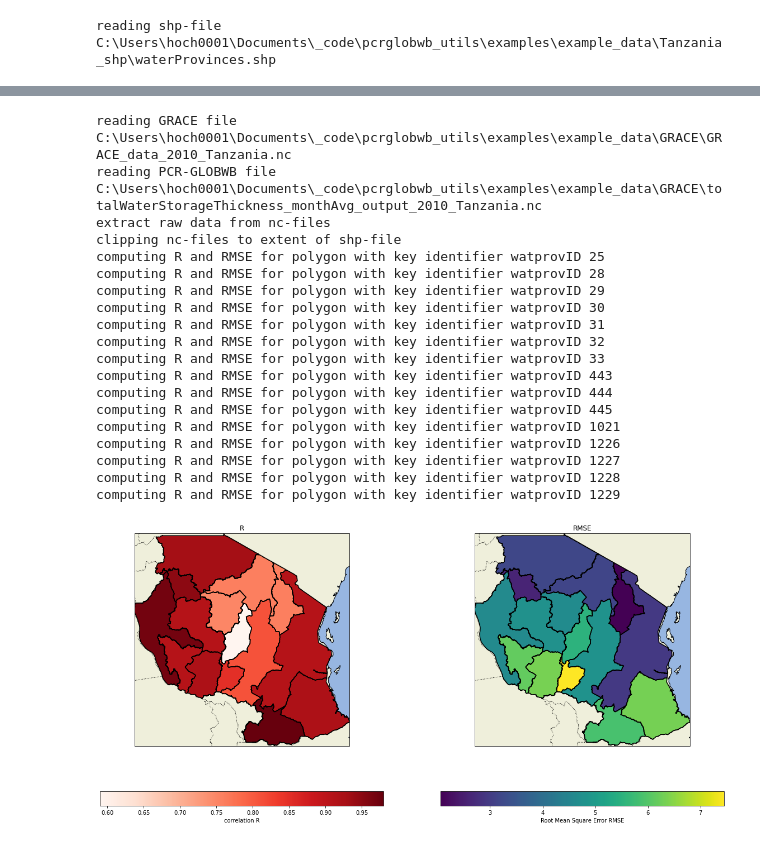
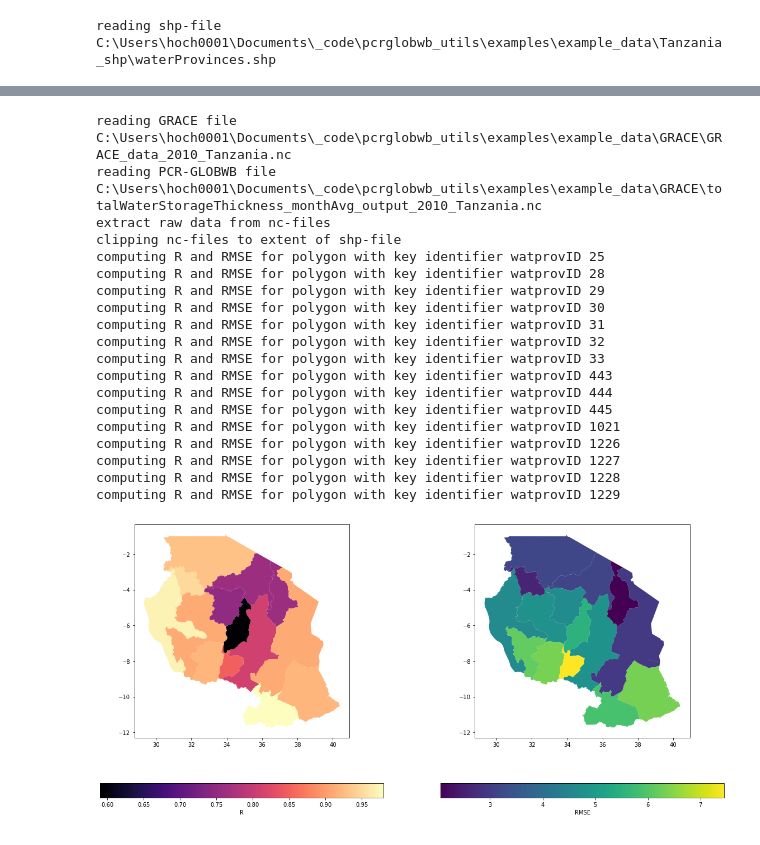
Before and after one commit to JannisHoch/pcrglobwb_utils, a Jupyter notebook: examples/GRACE_GLEAM_validation.ipynb, the cells around one changed output, grey strips where cells are left out. Cells and saved outputs as stored; diff of their text form; code cells hidden in the pictures.

```diff
--- a/examples/GRACE_GLEAM_validation.ipynb
+++ b/examples/GRACE_GLEAM_validation.ipynb
@@ -33,8 +33,7 @@ TZA_waterProvinces.extent_gdf.head()
 | 4 | 16 | Africa, East Central Coast | Tanzania | Morogoro | Tanzania_Morogoro_Africa, East Ce... | 31 | 146718.0 | 29.906623 | 11.605295 | MULTIPOLYGON (((39.25203 -8.00781... |
 # %%
 watprov_gdf = TZA_waterProvinces.against_GRACE(PCR_nc_fo='example_data/GRACE/totalWaterStorageThickness_monthAvg_output_2010_Tanzania.nc',
-                                               GRACE_nc_fo='example_data/GRACE/GRACE_data_2010_Tanzania.nc',
-                                               plot=True)
+                                               GRACE_nc_fo='example_data/GRACE/GRACE_data_2010_Tanzania.nc')
 # %% [output]
 reading GRACE file C:\Users\hoch0001\Documents\_code\pcrglobwb_utils\examples\example_data\GRACE\GRACE_data_2010_Tanzania.nc
 reading PCR-GLOBWB file C:\Users\hoch0001\Documents\_code\pcrglobwb_utils\examples\example_data\GRACE\totalWaterStorageThickness_monthAvg_output_2010_Tanzania.nc
@@ -55,6 +54,11 @@ computing R and RMSE for polygon with key identifier watprovID 1226
 computing R and RMSE for polygon with key identifier watprovID 1227
 computing R and RMSE for polygon with key identifier watprovID 1228
 computing R and RMSE for polygon with key identifier watprovID 1229
-[figure, removed]
+# %%
+fig, (ax1, ax2) = plt.subplots(1, 2, figsize=(20, 10))
+watprov_gdf.plot(column='R', ax=ax1, cmap='magma', legend=True, legend_kwds={'orientation':'horizontal', 'label':'R'})
+watprov_gdf.plot(column='RMSE', ax=ax2, cmap='viridis', legend=True, legend_kwds={'orientation':'horizontal', 'label':'RMSE'});
+# %% [output]
+[figure, added]
 # %%
 watprov_gdf = TZA_waterProvinces.against_GLEAM(PCR_nc_fo='example_data/GLEAM/totalEvaporation_monthTot_output_2010_Tanzania.nc',
```
Also changed, not shown: parts of 4 cells of this notebook, 1 other file.
